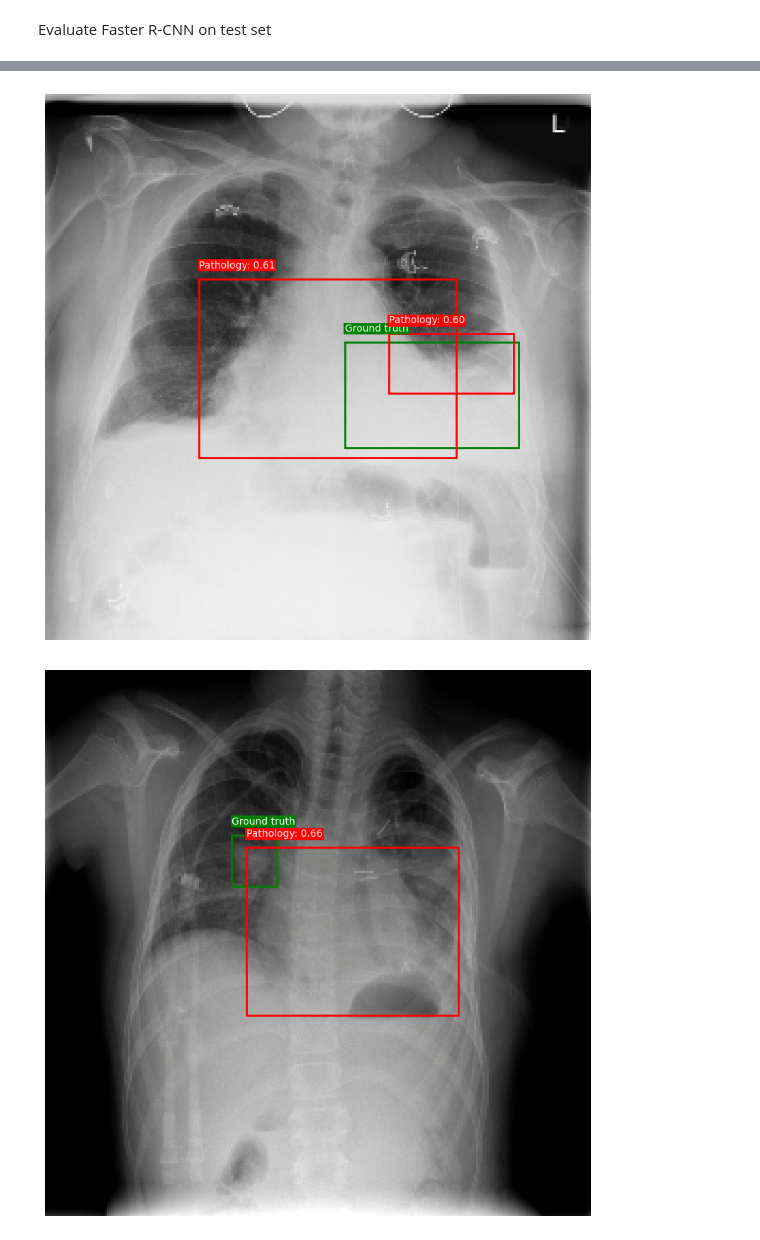
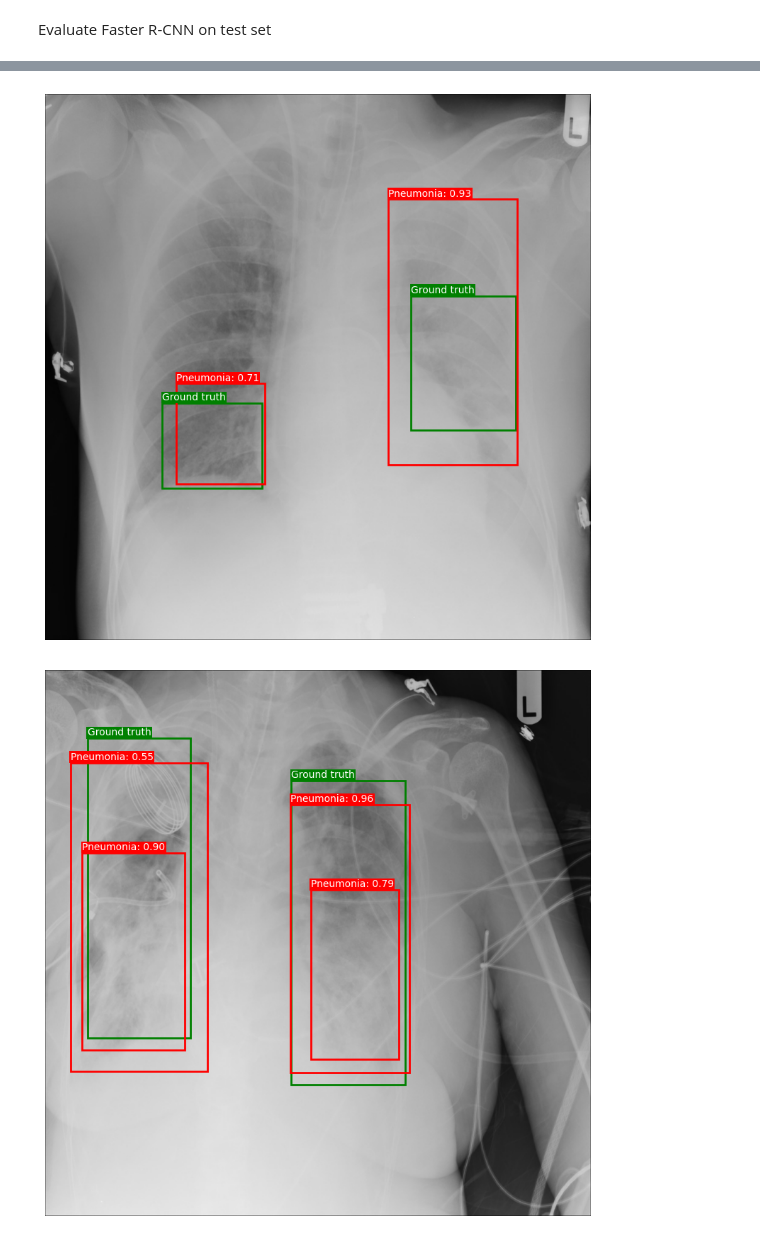
Before and after one commit to Christelleelkhoury/AIM, a Jupyter notebook: notebooks/week4/lesson2_solution.ipynb, the cells around one changed output, grey strips where cells are left out. Saved outputs shown, nothing was run; the diff lists cells and outputs as text; code cells hidden in the pictures.

```diff
--- a/notebooks/week4/lesson2_solution.ipynb
+++ b/notebooks/week4/lesson2_solution.ipynb
@@ -1196,0 +1134,10 @@ else:
+# %%
+patient_df = dataset_df[dataset_df.Target == 1].iloc[0]
+image_dir = f'{DATA_PATH}/data/rsna-pneumonia-detection-challenge/images'
+img_path = os.path.join(image_dir, "{}.dcm".format(patient_df.patientId))
+
+plt.imshow(pydicom.dcmread(img_path).pixel_array, 'Greys')
+
+img_size = 1024
+x, y, w, h = patient_df[['x', 'y', 'width', 'height']].values
+plt.plot([x, x, x+w, x+w, x], [y, y+h, y+h, y, y], 'red')
@@ -1213,10 +1209,9 @@ val_loader   = DataLoader(
 Let's observe what is the output of the model:
 # %%
 # For Training
-images, targets = next(iter(train_loader))
+images, targets = next(iter(train_dataloader))
 images = list(image for image in images)
 targets = [{k: v for k, v in t.items()} for t in targets]
-model.to("cpu")
 output = model(images, targets)  # Returns losses and detections
 print(output)
 # %% [output]
@@ -1235,7 +1230,7 @@ Here, we train a FASTER-RCNN model for detection of the pathology. Observe the f
 # train on the GPU or on the CPU, if a GPU is not available
 device = torch.device('cuda') if torch.cuda.is_available() else torch.device('cpu')
 
-# our dataset has two classes only - background and pathology
+# our dataset has two classes only - background and pneumonia
 num_classes = 2
 
 # construct an optimizer
@@ -1254,12 +1249,12 @@ lr_scheduler = torch.optim.lr_scheduler.StepLR(
     gamma=0.1
 )
 
-num_epochs = 10
+num_epochs = 5
 model.to(device)
 
 for epoch in range(num_epochs):
     # train for one epoch, printing every 10 iterations
-    train_one_epoch(model, optimizer, train_loader, device, epoch, print_freq=1000)
+    train_one_epoch(model, optimizer, train_dataloader, device, epoch, print_freq=1000)
     # update the learning rate
     lr_scheduler.step()
 
@@ -1623,61 +1598,27 @@ def plot_detections(image_tensor, prediction, gt, score_threshold=0.5, label_map
     ax.axis("off")
     plt.show()
 # %%
-import torch
-import numpy as np
-
-# ImageNet stats (used by your A.Normalize())
-IMAGENET_MEAN = np.array([0.485, 0.456, 0.406], dtype=np.float32)
-IMAGENET_STD  = np.array([0.229, 0.224, 0.225], dtype=np.float32)
-
-def unnormalize_tensor(img_tensor: torch.Tensor) -> np.ndarray:
-    """
-    img_tensor: C×H×W, normalized
-    returns: H×W×C numpy in [0,1]
-    """
-    img = img_tensor.permute(1, 2, 0).cpu().numpy()  # H×W×C
-    img = (img * IMAGENET_STD) + IMAGENET_MEAN
-    return np.clip(img, 0, 1)
-
-label_map = {1: "Pathology"}
+label_map = {1: "Pneumonia"}
 num_examples_to_plot = 5
 
-test_dataloader = DataLoader(
-    val_ds,
-    batch_size=1,
-    shuffle=True,
-    collate_fn=utils.collate_fn
-)
+test_dataloader = DataLoader(test_dataset,batch_size=1,shuffle=True,collate_fn = utils.collate_fn)
 
 with torch.no_grad():
     plotted_count = 0
     for images, targets in test_dataloader:
         if plotted_count >= num_examples_to_plot:
             break
 
-        images = [img.to(device) for img in images]
+        images = list(image.to(device) for image in images)
         outputs = model(images)
 
         for i in range(len(images)):
             if plotted_count >= num_examples_to_plot:
                 break
 
-            # 1) undo normalization → numpy H×W×C
-            img_np = unnormalize_tensor(images[i].cpu())
-
-            # 2) convert to tensor C×H×W
-            img_tensor = torch.from_numpy(img_np).permute(2, 0, 1).float()
-
-            gt_boxes = targets[i]['boxes'].cpu()
-
-            # 3) plot using your helper
-            plot_detections(
-                img_tensor,
-                outputs[i],
-                gt_boxes,
-                label_map=label_map
-            )
+            gt = targets[i]['boxes'].cpu()
+            plot_detections(images[i].cpu(), outputs[i], gt, label_map=label_map)
             plotted_count += 1
 # %% [output]
-[figure, old version]
+[figure, new version]
-[figure, old version]
+[figure, new version]
```
Also changed, not shown: parts of 32 cells of this notebook, 3 other files.
